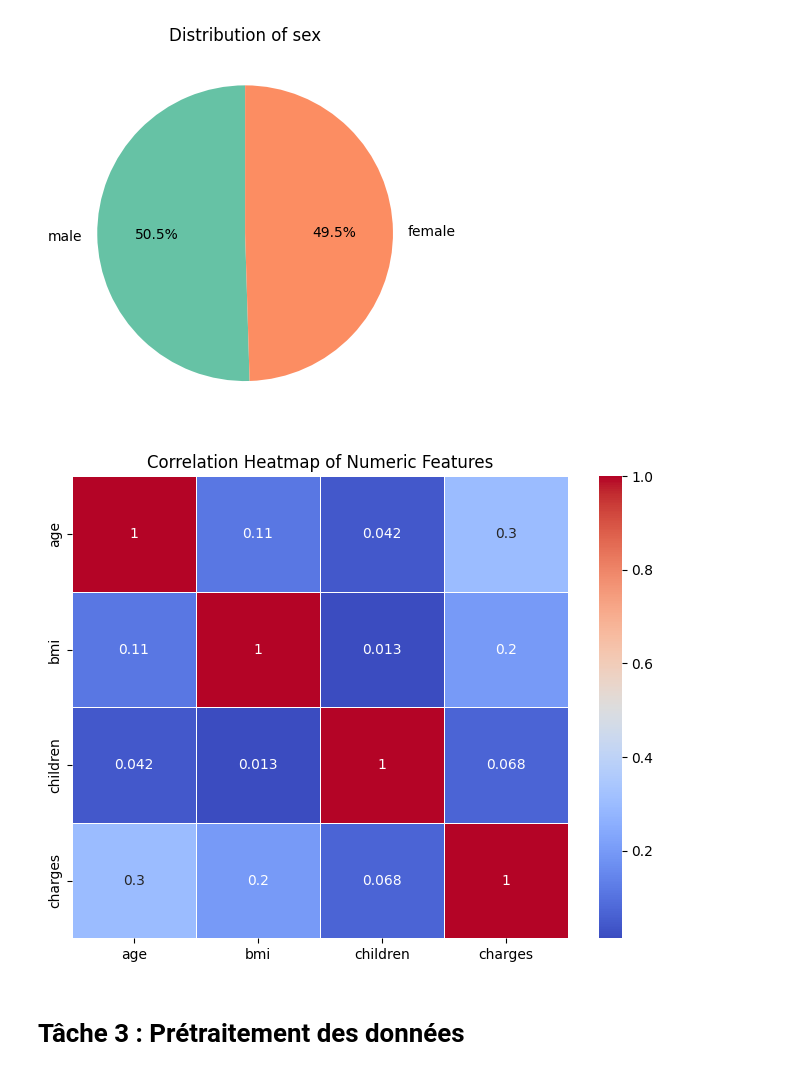
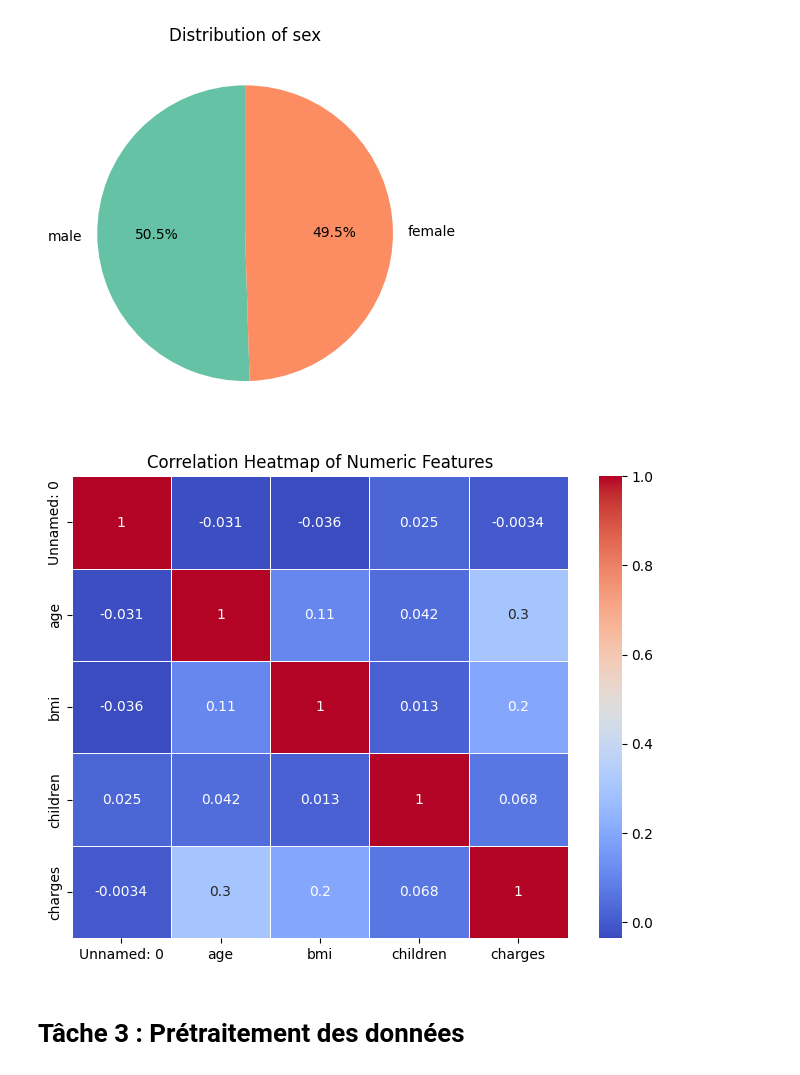
Before and after one commit to YassineSnaiki/medical-charges-predictor, a Jupyter notebook: notebooks/01_data_exploration.ipynb, the cells around one changed output. Cells and saved outputs as stored; diff of their text form; code cells hidden in the pictures.

```diff
--- a/notebooks/01_data_exploration.ipynb
+++ b/notebooks/01_data_exploration.ipynb
@@ -189,24 +186,24 @@ plt.show()
 # %%
 
 import pandas as pd
 import seaborn as sns
 import matplotlib.pyplot as plt
 import os
 
 
-df = pd.read_csv(os.getcwd() + "/../data/raw/data.csv")
+df = pd.read_csv(os.getcwd() + "/../data/processed/pdata.csv")
 
 # Étudier les relations entre variables à l'aide de matrices de corrélation et de visualisations
 
 
 corr = df.corr(numeric_only=True)
 plt.figure(figsize=(8,6))
 sns.heatmap(corr, annot=True, cmap='coolwarm', linewidths=0.5)
 
 plt.title("Correlation Heatmap of Numeric Features")
 plt.show()
 # %% [output]
-[figure, old version]
+[figure, new version]
 # %% [markdown]
 <h1>Tâche 3 : Prétraitement des données</h1>
 # %%
```
Also changed, not shown: parts of 9 cells of this notebook, 1 other file.
